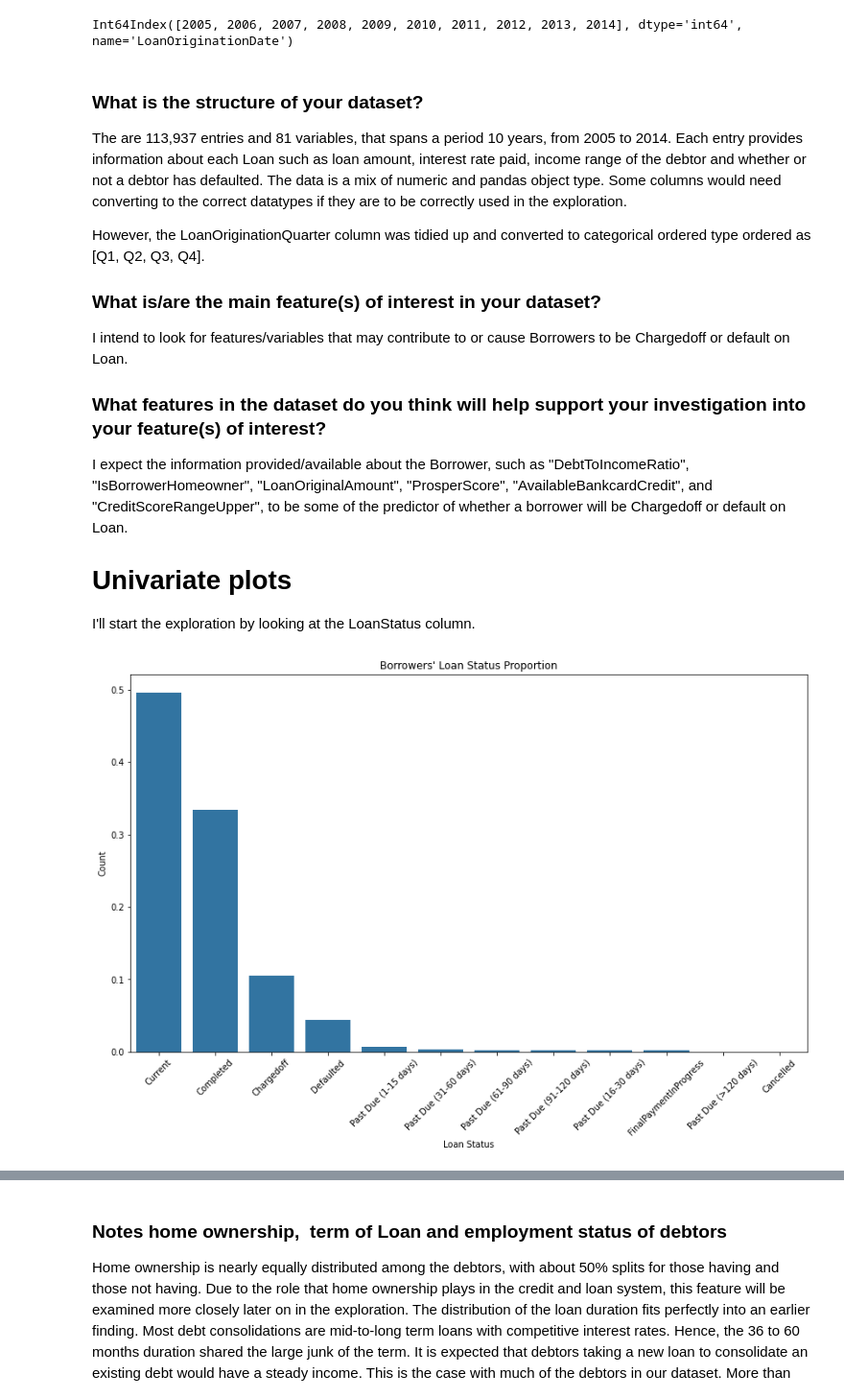
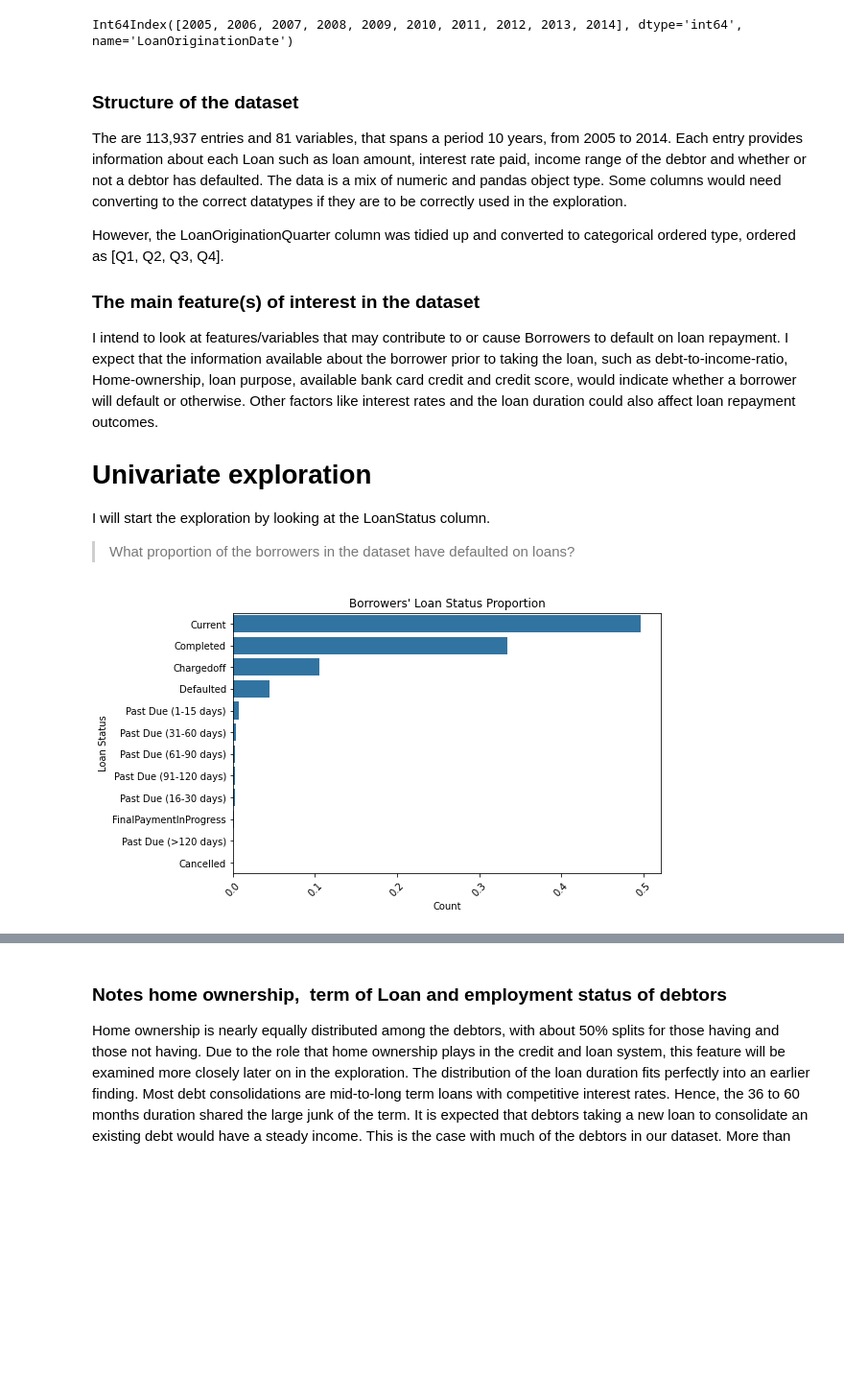
Before and after one commit to Akomst/-Understanding-Why-Borrowers-Default-Analysis-of-Prosper-Loan-Data, a Jupyter notebook: Part_I_exploration_template.ipynb, the cells around one changed output, grey strips where cells are left out. Shown at 96% size. Drawn from its saved outputs; the diff is of its cells as text; code cells hidden in the pictures; blank space fills up the shorter version.

Commit message:
This commit will rewrite code for univariate plots

```diff
--- a/Part_I_exploration_template.ipynb
+++ b/Part_I_exploration_template.ipynb
@@ -56,38 +56,36 @@ years.unique().sort_values()
 # %% [output]
 Int64Index([2005, 2006, 2007, 2008, 2009, 2010, 2011, 2012, 2013, 2014], dtype='int64', name='LoanOriginationDate')
 # %% [markdown]
-### What is the structure of your dataset?
+###  Structure of the dataset
 
 The are 113,937 entries and 81 variables, that spans a period 10 years, from 2005 to 2014. Each entry provides information about each Loan such as loan amount, interest rate paid, income range of the debtor and whether or not a debtor has defaulted.
 The data is a mix of numeric and pandas object type. Some columns would need converting to the correct datatypes if they are to be correctly used in the exploration.
 
-However, the LoanOriginationQuarter column was tidied up and converted to categorical ordered type ordered as [Q1, Q2, Q3, Q4].
+However, the LoanOriginationQuarter column was tidied up and converted to categorical ordered type, ordered as [Q1, Q2, Q3, Q4].
 
 
-### What is/are the main feature(s) of interest in your dataset?
+### The main feature(s) of interest in the dataset
 
-I intend to look for features/variables that may contribute to or cause Borrowers to be Chargedoff or default on Loan.
+I intend to look at features/variables that may contribute to or cause Borrowers to default on loan repayment.
+I expect that the information available about the borrower prior to taking the loan, such as debt-to-income-ratio, Home-ownership, loan purpose, available bank card credit and credit score, would indicate whether a borrower will default or otherwise. Other factors like interest rates and the loan duration could also affect loan repayment outcomes.
 
-### What features in the dataset do you think will help support your investigation into your feature(s) of interest?
-
-I expect the information provided/available about the Borrower, such as "DebtToIncomeRatio", "IsBorrowerHomeowner", "LoanOriginalAmount", "ProsperScore", "AvailableBankcardCredit", and "CreditScoreRangeUpper", to be some of the predictor of whether a borrower will be Chargedoff or default on Loan.
-
-# Univariate plots
-I'll start the exploration by looking at the LoanStatus column.
+# Univariate exploration
+I will start the exploration by looking at the LoanStatus column.
+> What proportion of the borrowers in the dataset have defaulted on loans?
 # %%
 #Loan status
-fig, ax = plt.subplots(figsize=(14, 8))
+fig, ax = plt.subplots(figsize=(8, 5))
 loan_status= df.LoanStatus.value_counts(normalize=True).reset_index()
 loan_status.columns = ["Loan Status", "Count"]
 sb.barplot(
-    x="Loan Status",
-    y= "Count",
+    x= "Count",
+    y= "Loan Status",
     data=loan_status,
     ax=ax,
     color = sb.color_palette()[0])
 plt.title("Borrowers' Loan Status Proportion")
 plt.xticks(rotation =45);
 # %% [output]
-[figure, old version]
+[figure, new version]
 # %% [markdown]
 #### Notes on Loan Status plot
```
Also changed, not shown: parts of 17 cells of this notebook.
